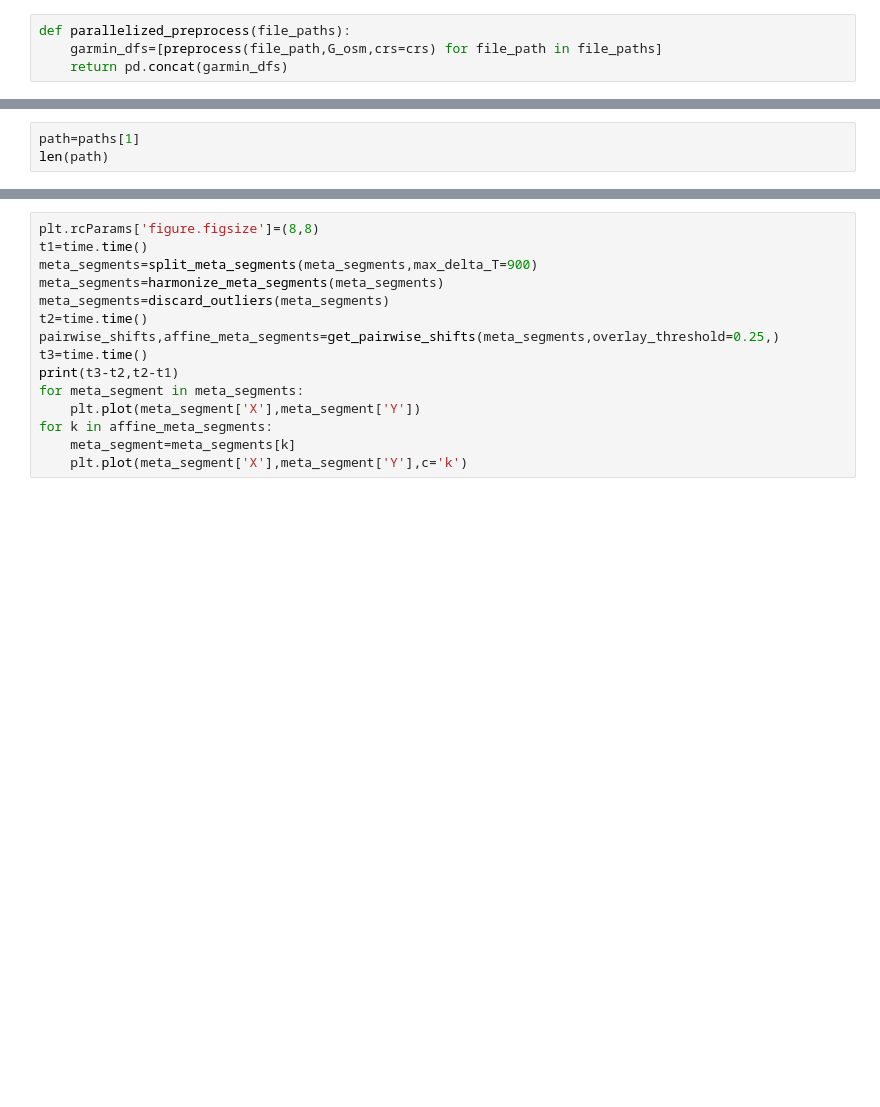
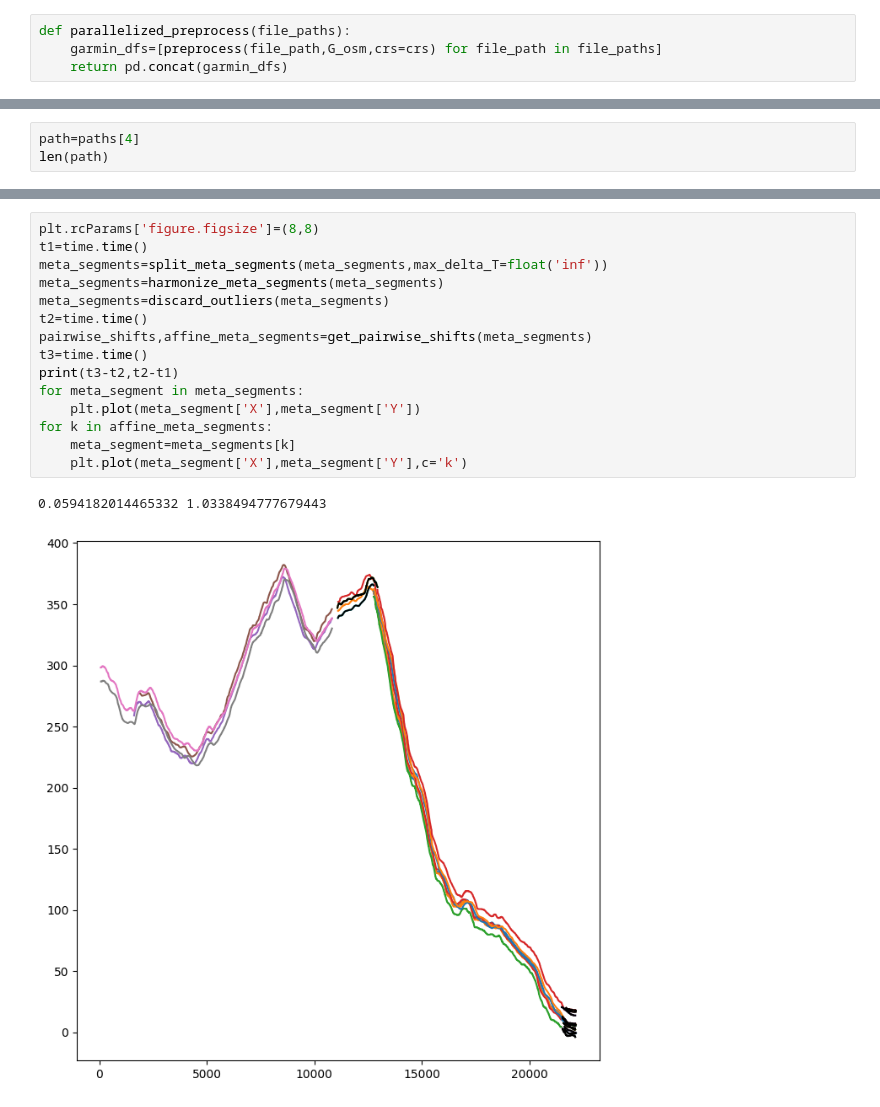
Before and after one commit to pierremennesson/garmin_elevation_process, a Jupyter notebook: graph_decomposition.ipynb, the cells around one changed output, grey strips where cells are left out. Saved outputs shown, nothing was run; the diff lists cells and outputs as text; blank space fills up the shorter version.

```diff
--- a/graph_decomposition.ipynb
+++ b/graph_decomposition.ipynb
@@ -111,3 +151,3 @@ for k,path in enumerate(paths[:]):
 # %%
-path=paths[1]
+path=paths[4]
 len(path)
@@ -127,18 +175,21 @@ ox.plot_graph(nx.edge_subgraph(G_osm_dir,map(tuple,path[:])))
 # %%
 plt.rcParams['figure.figsize']=(8,8)
 t1=time.time()
-meta_segments=split_meta_segments(meta_segments,max_delta_T=900)
+meta_segments=split_meta_segments(meta_segments,max_delta_T=float('inf'))
 meta_segments=harmonize_meta_segments(meta_segments)
 meta_segments=discard_outliers(meta_segments)
 t2=time.time()
-pairwise_shifts,affine_meta_segments=get_pairwise_shifts(meta_segments,overlay_threshold=0.25,)
+pairwise_shifts,affine_meta_segments=get_pairwise_shifts(meta_segments)
 t3=time.time()
 print(t3-t2,t2-t1)
 for meta_segment in meta_segments:
     plt.plot(meta_segment['X'],meta_segment['Y'])
 for k in affine_meta_segments:
     meta_segment=meta_segments[k]
     plt.plot(meta_segment['X'],meta_segment['Y'],c='k')
+# %% [output]
+0.0594182014465332 1.0338494777679443
+[figure, added]
 # %%
 plt.rcParams['figure.figsize']=(5,5)
 
```
Also changed, not shown: parts of 24 cells of this notebook, 6 other files.
